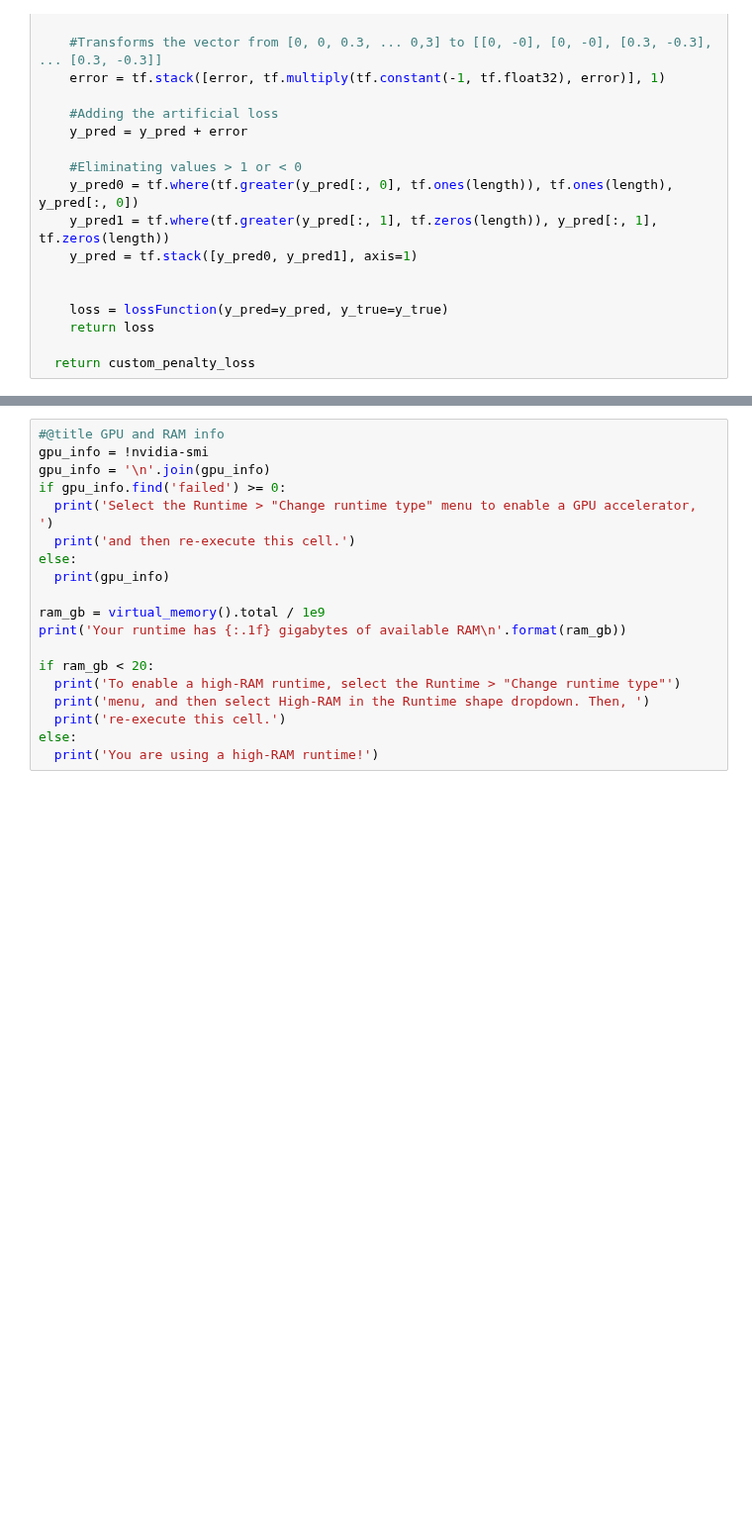
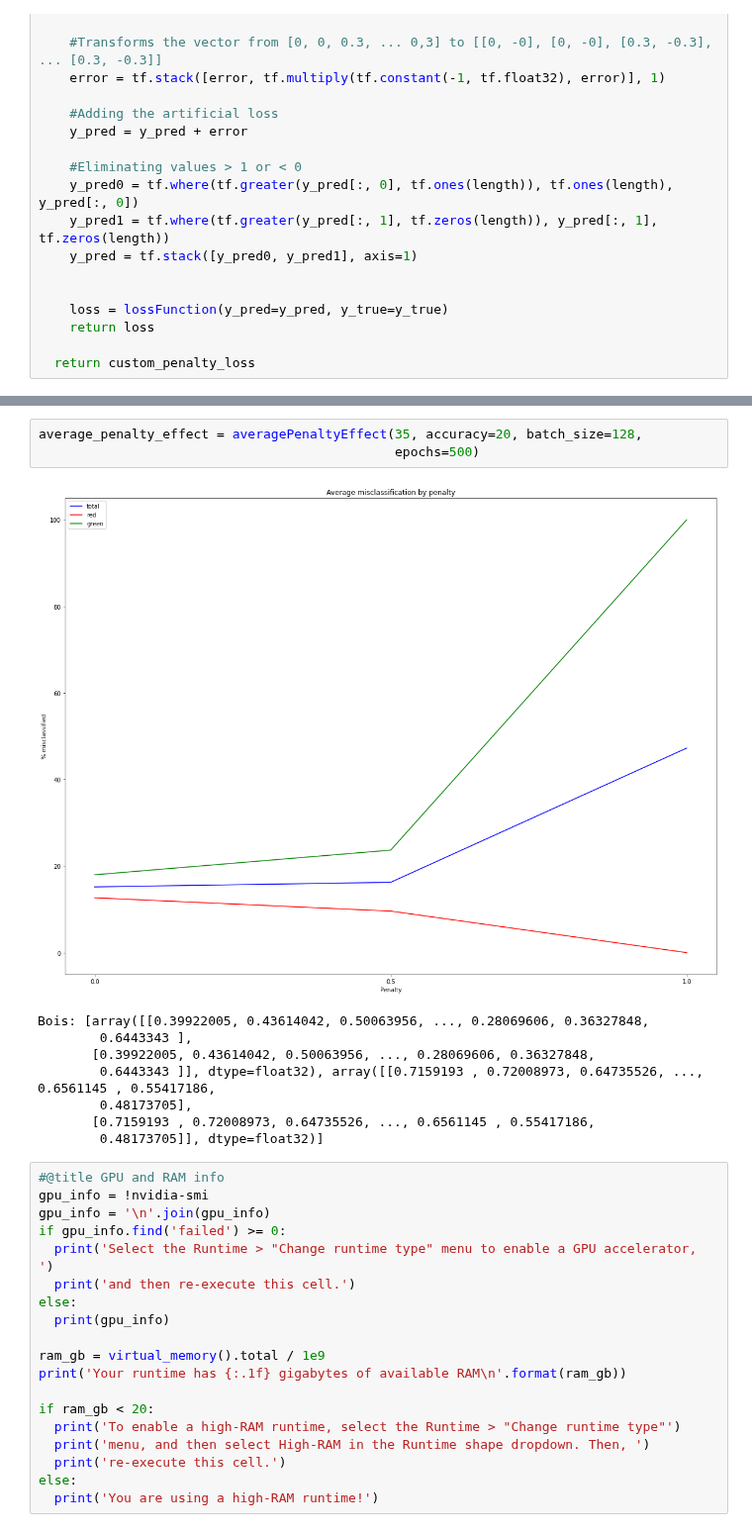
Before and after one commit to ericbill21/siemens, a Jupyter notebook: Siemens_Approach.ipynb, the cells around one changed output, grey strips where cells are left out. Shown at 99% size. Cells and saved outputs as stored; diff of their text form; blank space fills up the shorter version.

```diff
--- a/Siemens_Approach.ipynb
+++ b/Siemens_Approach.ipynb
@@ -608,3 +703,15 @@ plotPenaltyEffect(increments=0.2, epochs=100, batch_size=128)
+# %%
+average_penalty_effect = averagePenaltyEffect(35, accuracy=20, batch_size=128,
+                                              epochs=500)
+# %% [output]
+[figure, added]
+Bois: [array([[0.39922005, 0.43614042, 0.50063956, ..., 0.28069606, 0.36327848,
+        0.6443343 ],
+       [0.39922005, 0.43614042, 0.50063956, ..., 0.28069606, 0.36327848,
+        0.6443343 ]], dtype=float32), array([[0.7159193 , 0.72008973, 0.64735526, ..., 0.6561145 , 0.55417186,
+        0.48173705],
+       [0.7159193 , 0.72008973, 0.64735526, ..., 0.6561145 , 0.55417186,
+        0.48173705]], dtype=float32)]
 # %%
 #@title GPU and RAM info
 gpu_info = !nvidia-smi
```
Also changed, not shown: parts of 7 cells of this notebook.
